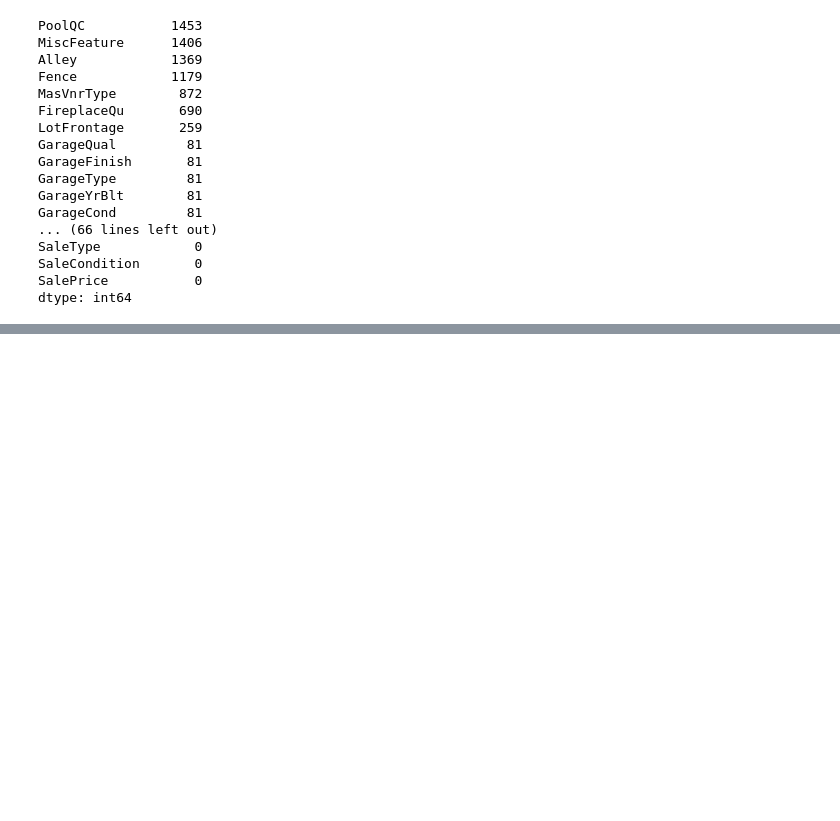
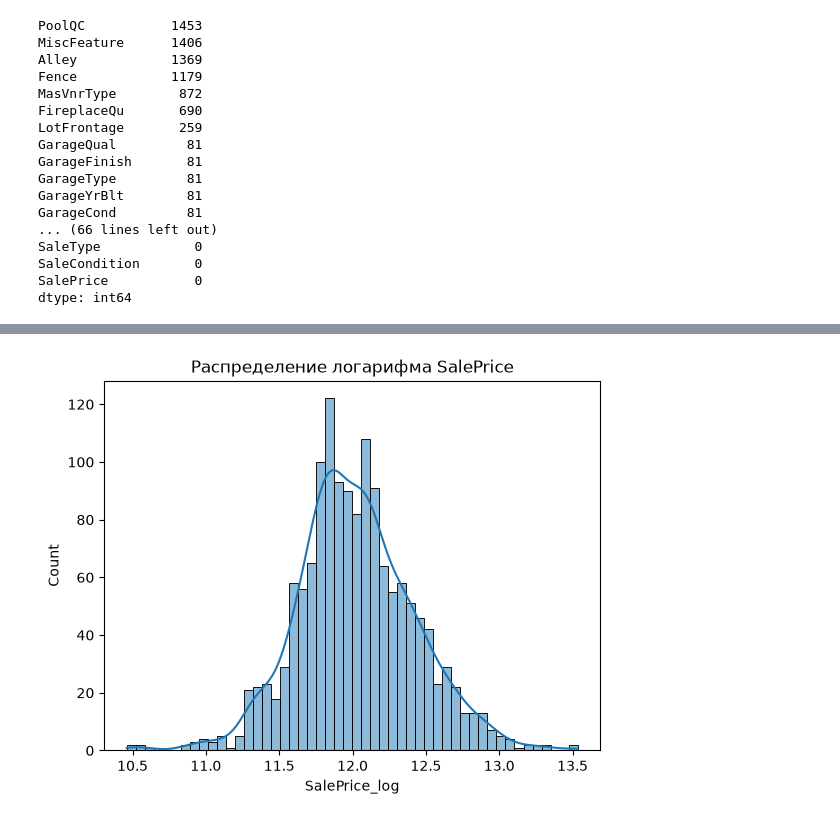
Before and after one commit to ML-engineering-Freelancerroma/house_prices_advanced, a Jupyter notebook: prepare_feat.ipynb, the cells around one changed output, grey strips where cells are left out. Cells and saved outputs as stored; diff of their text form; code cells hidden in the pictures; blank space fills up the shorter version.

```diff
--- a/prepare_feat.ipynb
+++ b/prepare_feat.ipynb
@@ -77,0 +89,8 @@ import seaborn as sns
+# %%
+data['SalePrice_log'] = np.log1p(data['SalePrice'])
+# Посмотрим распределение после логарифмирования
+sns.histplot(data['SalePrice_log'], bins=50, kde=True)
+plt.title('Распределение логарифма SalePrice')
+plt.show()
+# %% [output]
+[figure, added]
```
Also changed, not shown: parts of 4 cells of this notebook.
